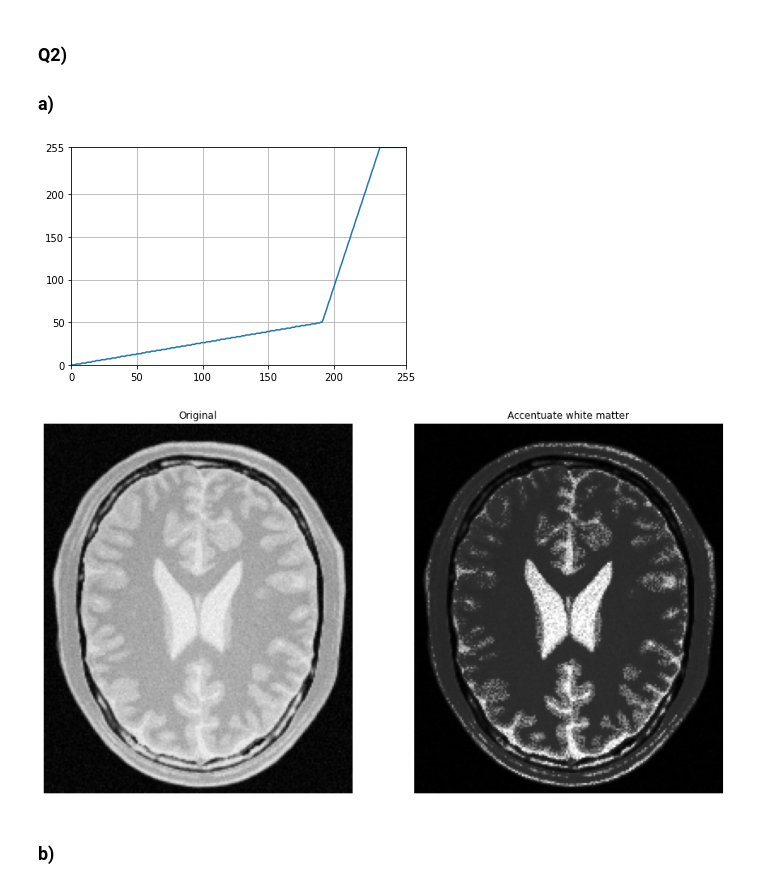
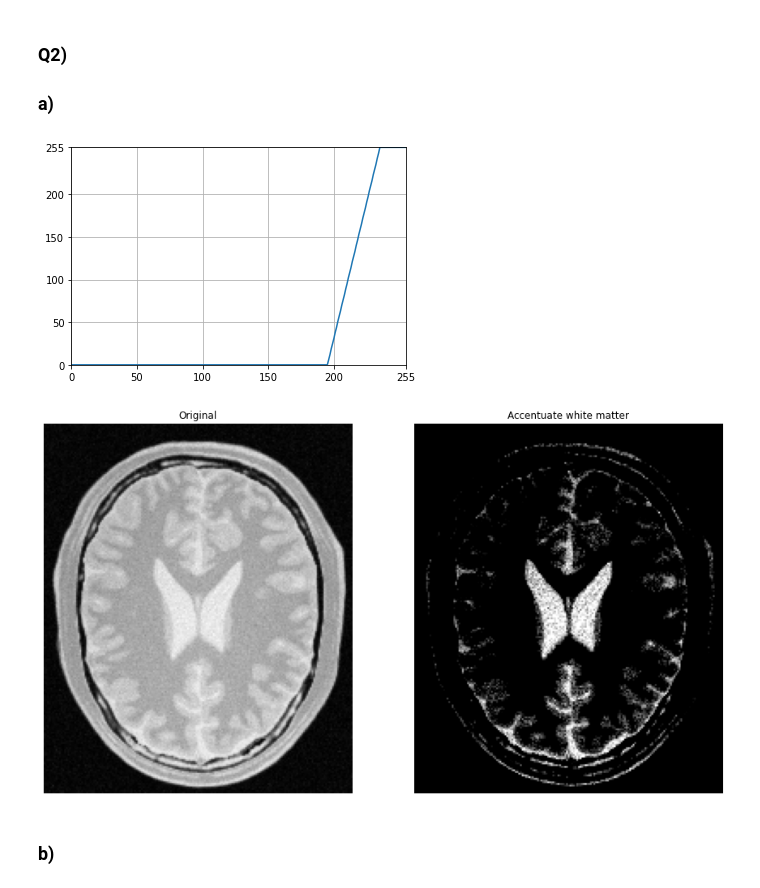
Before and after one commit to Krishnakanth-lab/EN2550_Assignment1, a Jupyter notebook: Krishnakanth_190323C_a01.ipynb, the cells around one changed output. Cells and saved outputs as stored; diff of their text form; code cells hidden in the pictures.

```diff
--- a/Krishnakanth_190323C_a01.ipynb
+++ b/Krishnakanth_190323C_a01.ipynb
@@ -52,40 +52,40 @@ plt.show()
 brain = cv.imread(r'brain_proton_density_slice.png', cv.IMREAD_GRAYSCALE)
 assert brain is not None
 
-t1 = np.linspace(0,50, 191)
-t2 = np.linspace(50,255, 45)
+t1 = np.linspace(0,00, 195)
+t2 = np.linspace(0,255, 41)
 t3 = np.linspace(255,255, 20)
 
 t = np.concatenate((t1, t2, t3), axis=0).astype(np.uint8)
 
 fig, ax=plt.subplots()
 ax.plot(t)
 ax.set_xlim(0,255)
 ax.set_xticks([0,50,100,150,200,255])
 ax.set_ylim(0,255)
 ax.set_yticks([0,50,100,150,200,255])
 plt.grid()
 plt.show()
 
 assert len(t) == 256
 
 brian_at_white = cv.LUT(brain, t)
 brian_at_white = cv.cvtColor(brian_at_white, cv.COLOR_BGR2RGB)
 brain = cv.cvtColor(brain, cv.COLOR_BGR2RGB)
 
 fig, ax = plt.subplots(1, 2, figsize=(15, 15))
 ax[0].imshow(brain)
 ax[0].set_title('Original')
 ax[0].axis('off')
 
 ax[1].imshow(brian_at_white)
 ax[1].set_title('Accentuate white matter')
 ax[1].axis('off')
 
 plt.show()
 # %% [output]
-[figure, old version]
+[figure, new version]
-[figure, old version]
+[figure, new version]
 # %% [markdown]
 ### b)
 # %%
```
Also changed, not shown: parts of 2 cells of this notebook.
